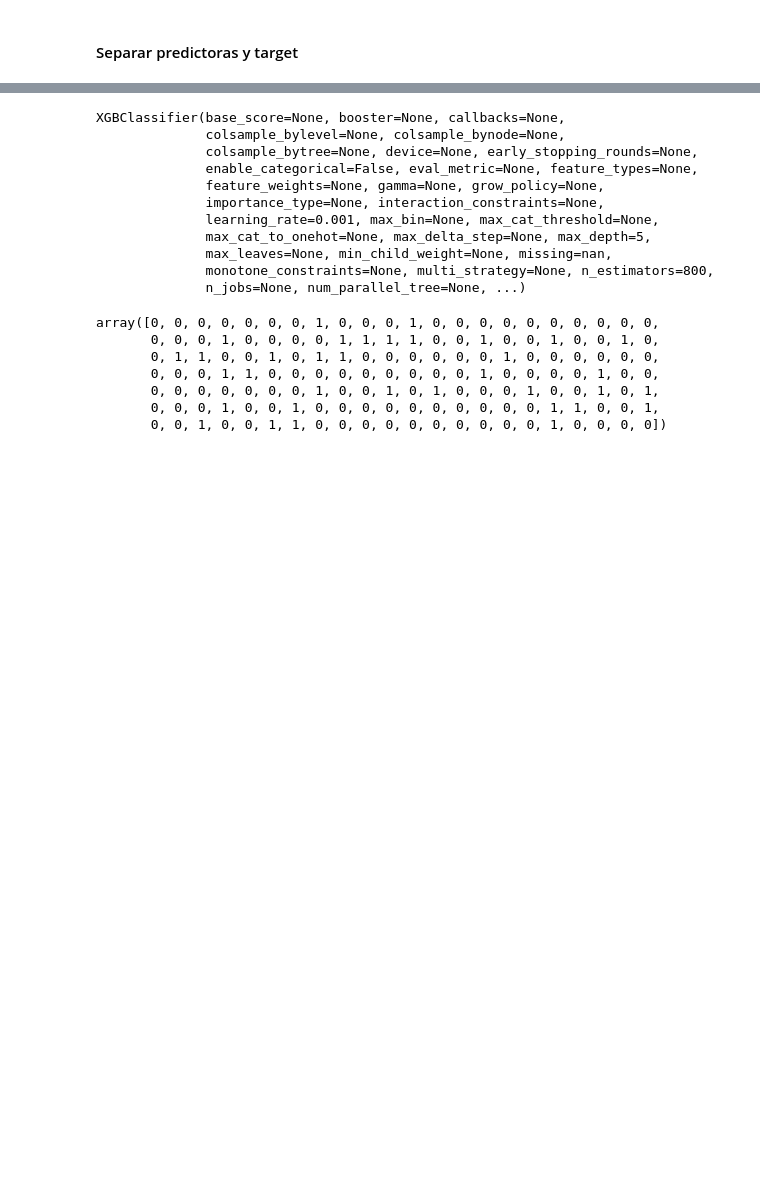
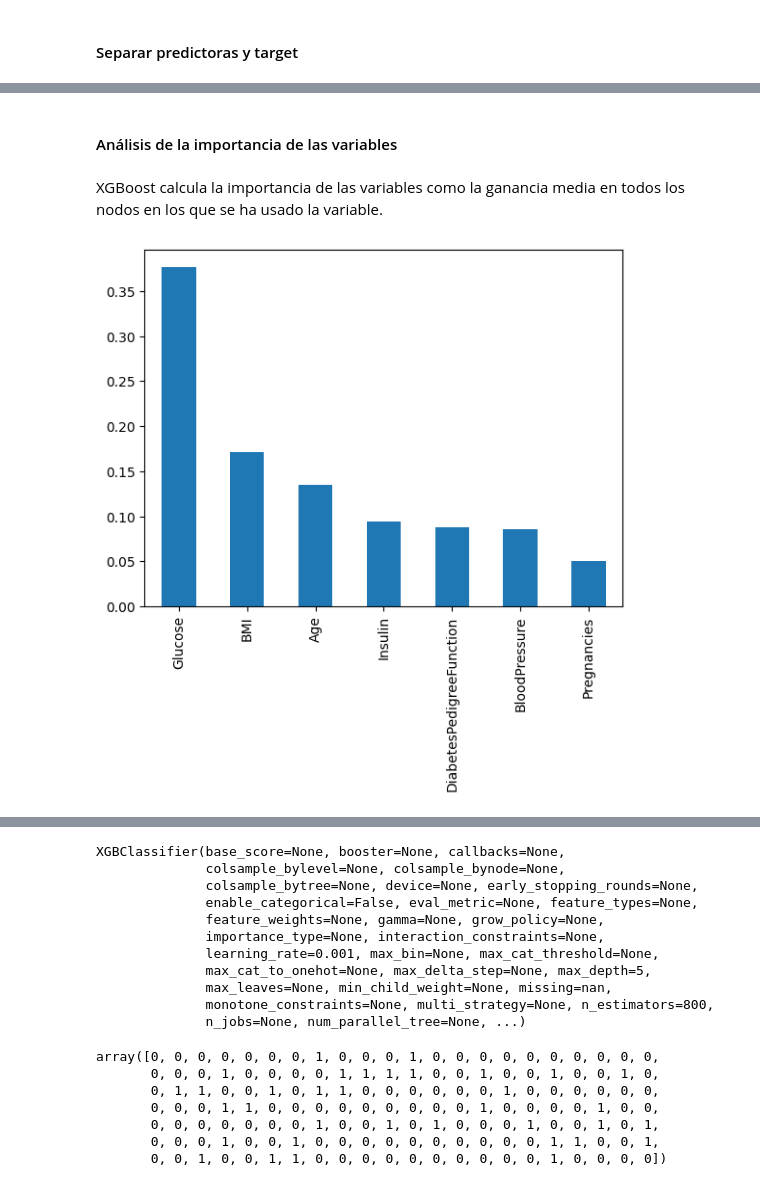
Before and after one commit to mvlarra/Project_ML_boosting-algorithms-project_VL, a Jupyter notebook: Project_ML_Boosting_VL.ipynb, the cells around one changed output, grey strips where cells are left out. Cells and saved outputs as stored; diff of their text form; code cells hidden in the pictures; blank space fills up the shorter version.

```diff
--- a/Project_ML_Boosting_VL.ipynb
+++ b/Project_ML_Boosting_VL.ipynb
@@ -113,0 +173,8 @@ XGBClassifier(base_score=None, booster=None, callbacks=None,
+# %% [markdown]
+#### Análisis de la importancia de las variables
+# %% [markdown]
+XGBoost calcula la importancia de las variables como la ganancia media en todos los nodos en los que se ha usado la variable.
+# %%
+pd.Series(xgb.feature_importances_,index = X_test.columns).sort_values(ascending = False).plot(kind = 'bar');
+# %% [output]
+[figure, added]
```
Also changed, not shown: parts of 20 cells of this notebook.
